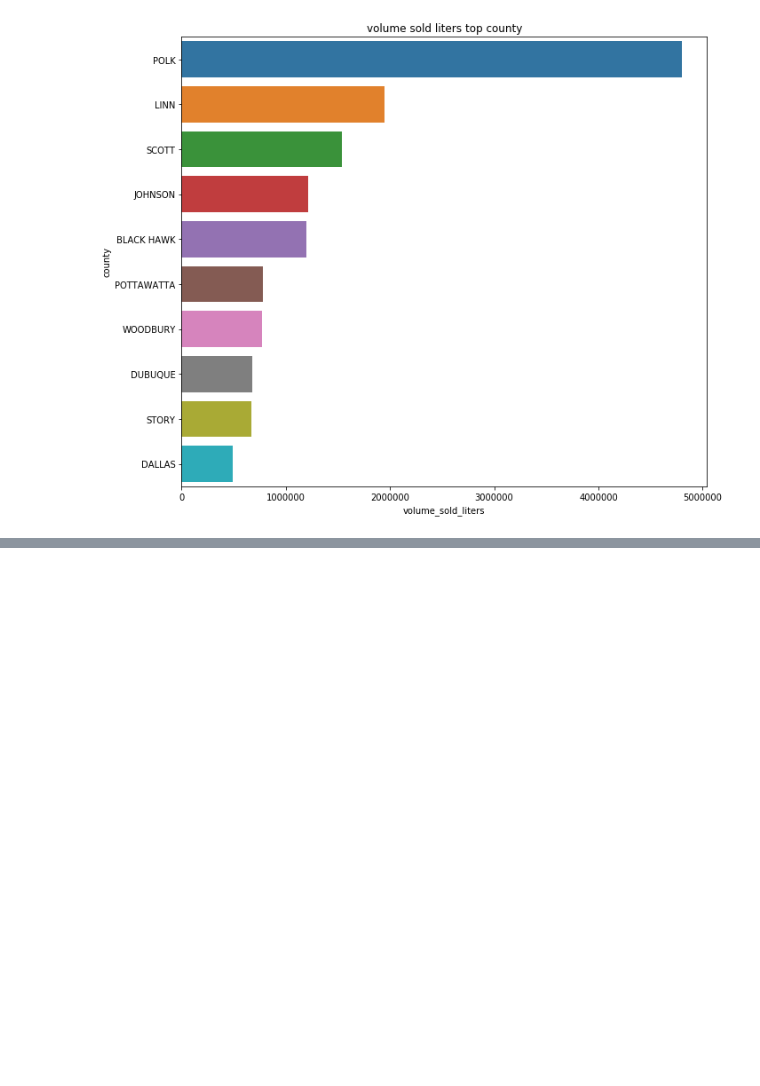
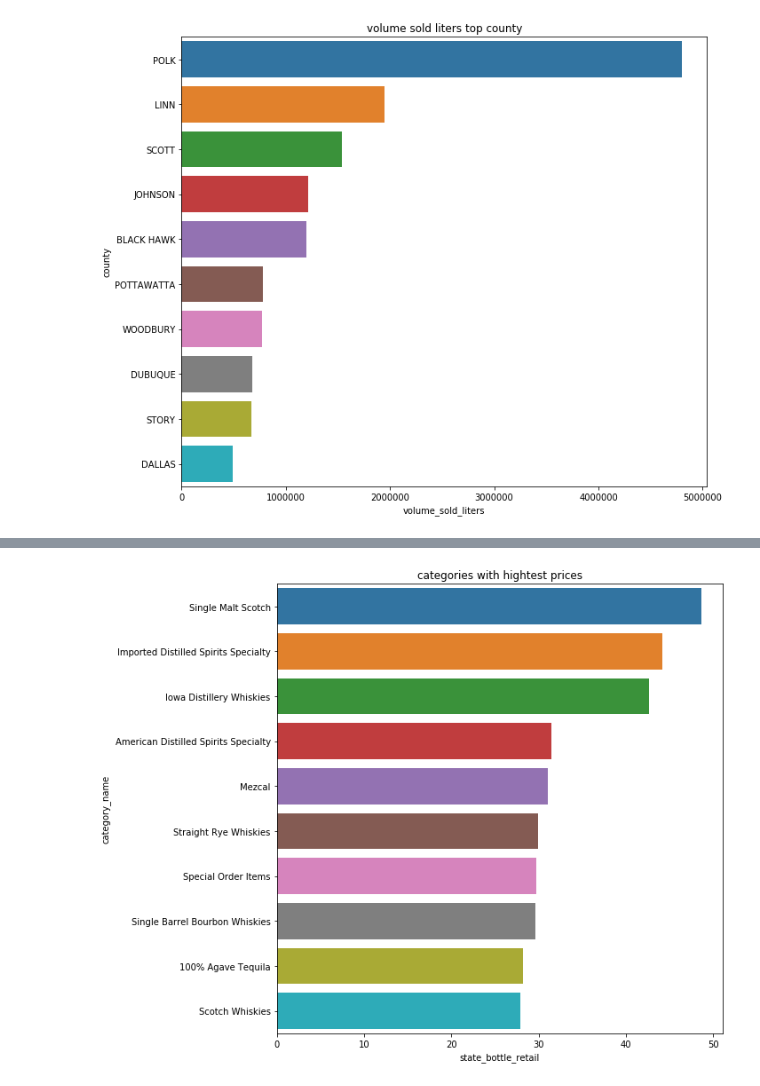
Before and after one commit to krawch1989/iowa_liquor_sales, a Jupyter notebook: main_iowa_liquor.ipynb, the cells around one changed output, grey strips where cells are left out. Saved outputs shown, nothing was run; the diff lists cells and outputs as text; code cells hidden in the pictures; blank space fills up the shorter version.

```diff
--- a/main_iowa_liquor.ipynb
+++ b/main_iowa_liquor.ipynb
@@ -311,0 +270,9 @@ volume_sold_gallons	FLOAT	NULLABLE	Total volume of liquor ordered in gallons. (i
+# %%
+# Топові категорії
+cats = df[["category_name", "state_bottle_retail"]].groupby("category_name").mean().sort_values(by="state_bottle_retail", ascending=False)[:10].reset_index()
+plt.figure(figsize=(10,8))
+sns.barplot(x="state_bottle_retail", y="category_name", data=cats)
+plt.title('categories with hightest prices')
+plt.tight_layout()
+# %% [output]
+[figure, added]
```
Also changed, not shown: parts of 7 cells of this notebook.
